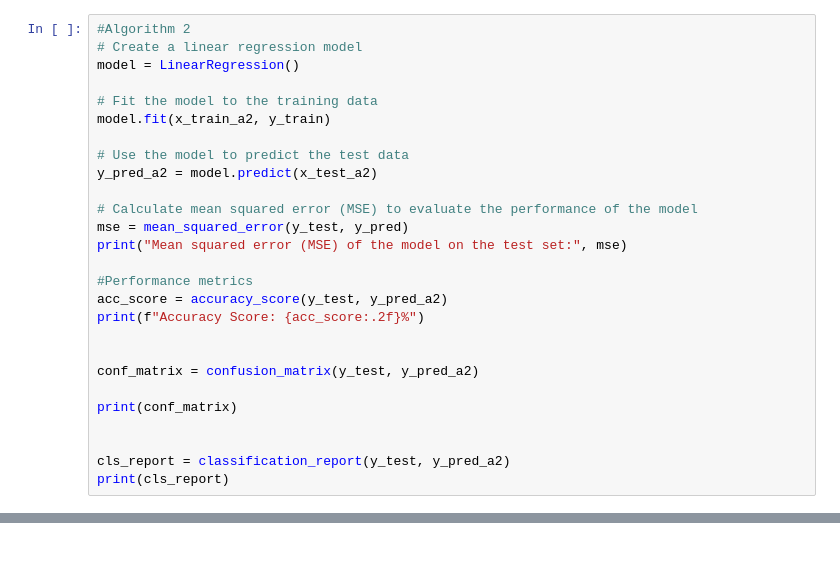
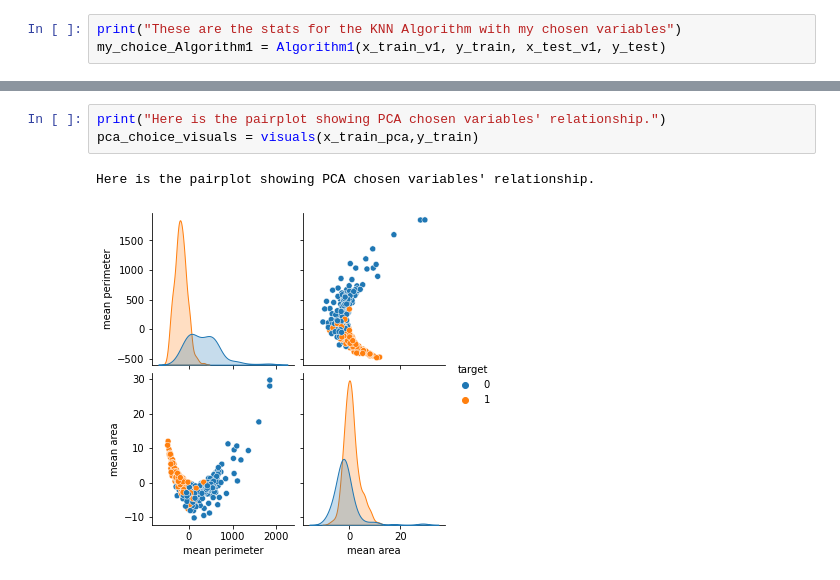
Before and after one commit to scingram1120/FDS-CourseTwo, a Jupyter notebook: Final project.ipynb, the cells around one changed output, grey strips where cells are left out. Saved outputs shown, nothing was run; the diff lists cells and outputs as text; blank space fills up the shorter version.

```diff
--- a/Final project.ipynb
+++ b/Final project.ipynb
@@ -158,27 +210,3 @@ ValueError: Found input variables with inconsistent numbers of samples: [569, 45
 # %%
-#Algorithm 2
-# Create a linear regression model
-model = LinearRegression()
-
-# Fit the model to the training data
-model.fit(x_train_a2, y_train)
-
-# Use the model to predict the test data
-y_pred_a2 = model.predict(x_test_a2)
-
-# Calculate mean squared error (MSE) to evaluate the performance of the model
-mse = mean_squared_error(y_test, y_pred)
-print("Mean squared error (MSE) of the model on the test set:", mse)
-
-#Performance metrics
-acc_score = accuracy_score(y_test, y_pred_a2)
-print(f"Accuracy Score: {acc_score:.2f}%")
-
-
-conf_matrix = confusion_matrix(y_test, y_pred_a2)
-
-print(conf_matrix)
-
-
-cls_report = classification_report(y_test, y_pred_a2)
-print(cls_report)
+print("These are the stats for the KNN Algorithm with my chosen variables")
+my_choice_Algorithm1 = Algorithm1(x_train_v1, y_train, x_test_v1, y_test)
@@ -214,0 +305,6 @@ Reject the hypothesis
+# %%
+print("Here is the pairplot showing PCA chosen variables' relationship.")
+pca_choice_visuals = visuals(x_train_pca,y_train)
+# %% [output]
+Here is the pairplot showing PCA chosen variables' relationship.
+[figure, added]
```
Also changed, not shown: parts of 16 cells of this notebook, 4 other files.
